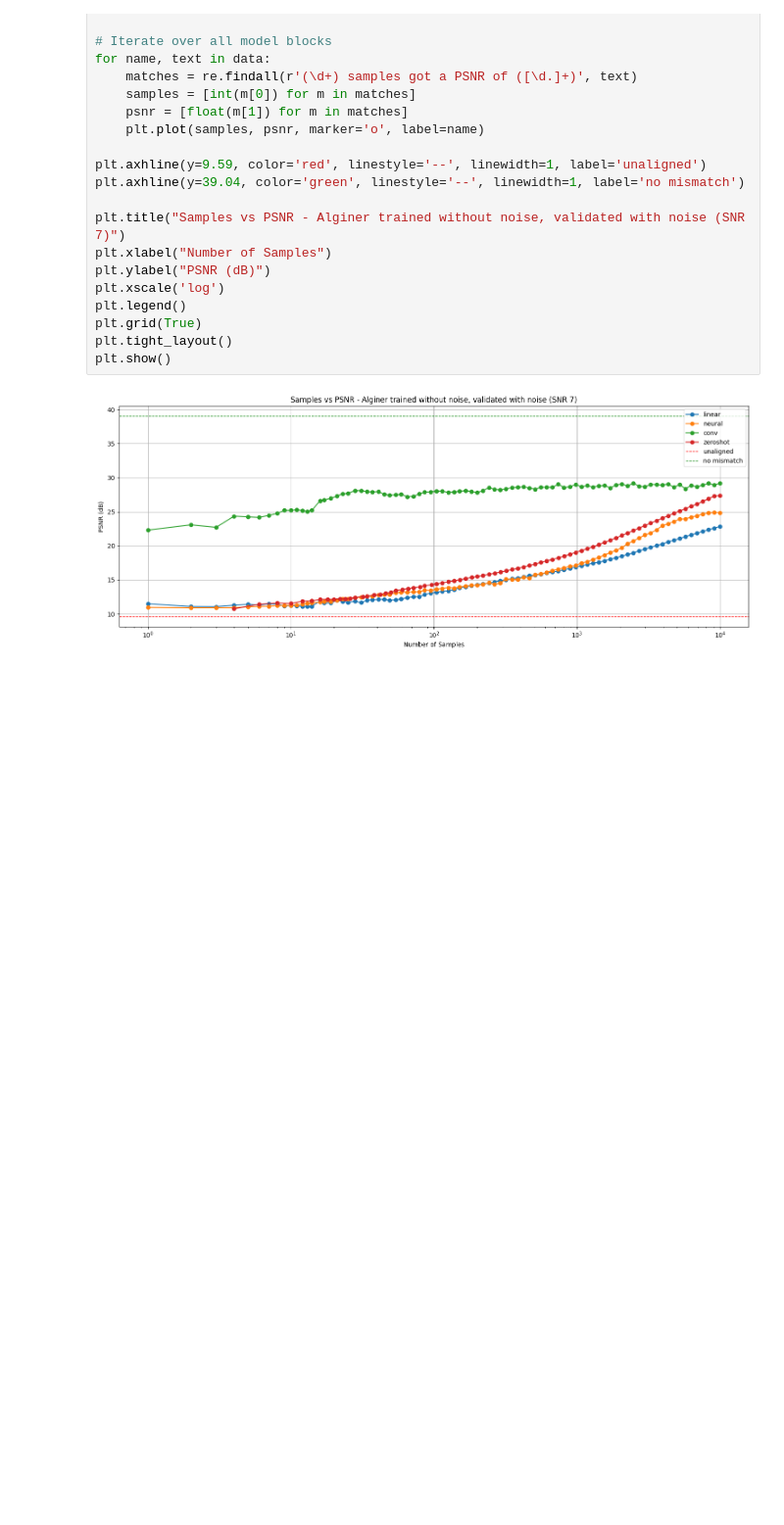
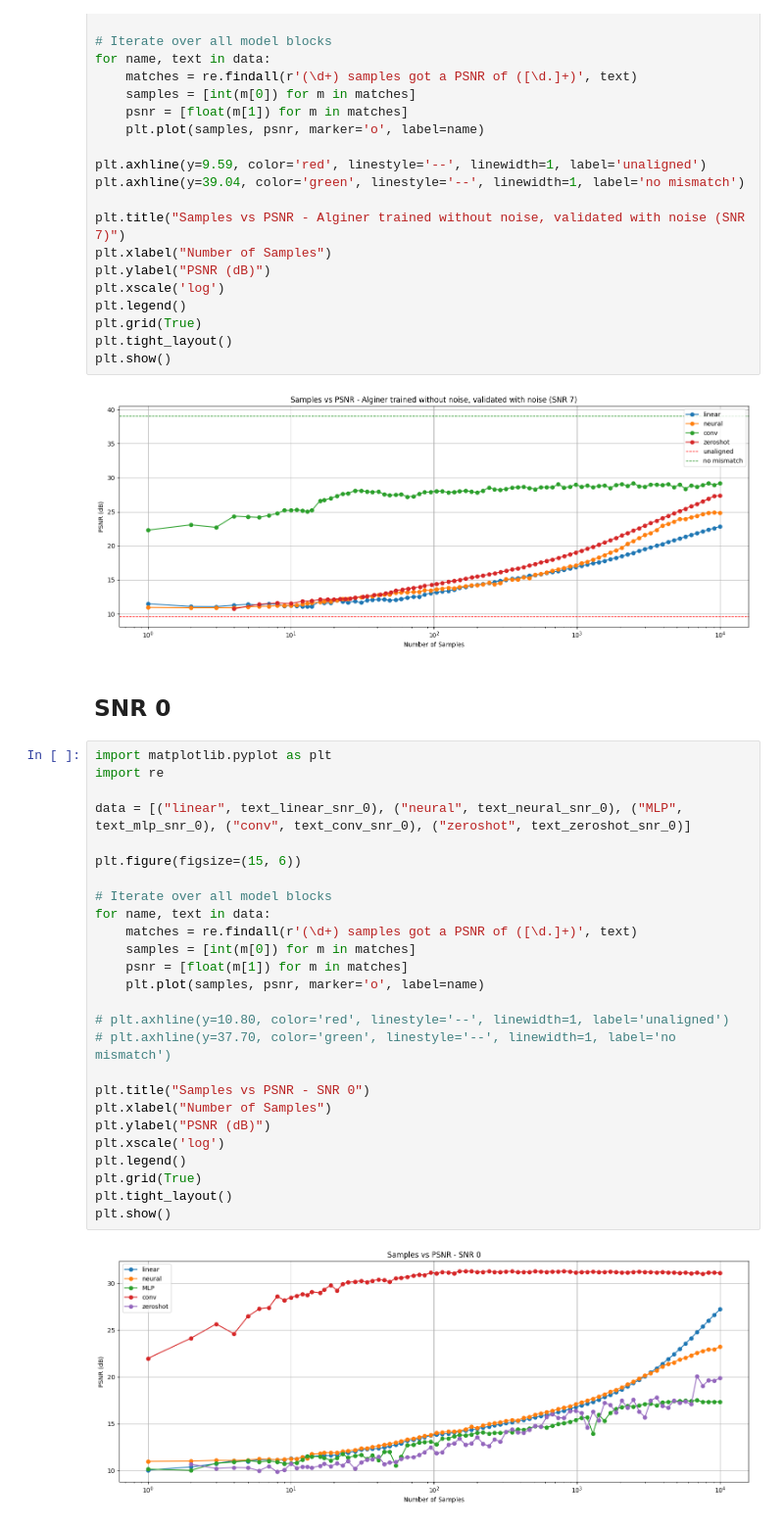
Before and after one commit to LorenzoPannacci/DJSCC-Semantic-Equalization, a Jupyter notebook: alignment/curves.ipynb, the cells around one changed output. Shown: that part at 98% size. Cells and saved outputs as stored; diff of their text form; blank space fills up the shorter version.

```diff
--- a/alignment/curves.ipynb
+++ b/alignment/curves.ipynb
@@ -1531,3 +2219,33 @@ plt.tight_layout()
 plt.show()
 # %% [output]
 [figure]
+# %% [markdown]
+## SNR 0
+# %%
+import matplotlib.pyplot as plt
+import re
+
+data = [("linear", text_linear_snr_0), ("neural", text_neural_snr_0), ("MLP", text_mlp_snr_0), ("conv", text_conv_snr_0), ("zeroshot", text_zeroshot_snr_0)]
+
+plt.figure(figsize=(15, 6))
+
+# Iterate over all model blocks
+for name, text in data:
+    matches = re.findall(r'(\d+) samples got a PSNR of ([\d.]+)', text)
+    samples = [int(m[0]) for m in matches]
+    psnr = [float(m[1]) for m in matches]
+    plt.plot(samples, psnr, marker='o', label=name)
+
+# plt.axhline(y=10.80, color='red', linestyle='--', linewidth=1, label='unaligned')
+# plt.axhline(y=37.70, color='green', linestyle='--', linewidth=1, label='no mismatch')
+
+plt.title("Samples vs PSNR - SNR 0")
+plt.xlabel("Number of Samples")
+plt.ylabel("PSNR (dB)")
+plt.xscale('log')
+plt.legend()
+plt.grid(True)
+plt.tight_layout()
+plt.show()
+# %% [output]
+[figure, added]
```
Also changed, not shown: parts of 6 cells of this notebook, 3 other files.
